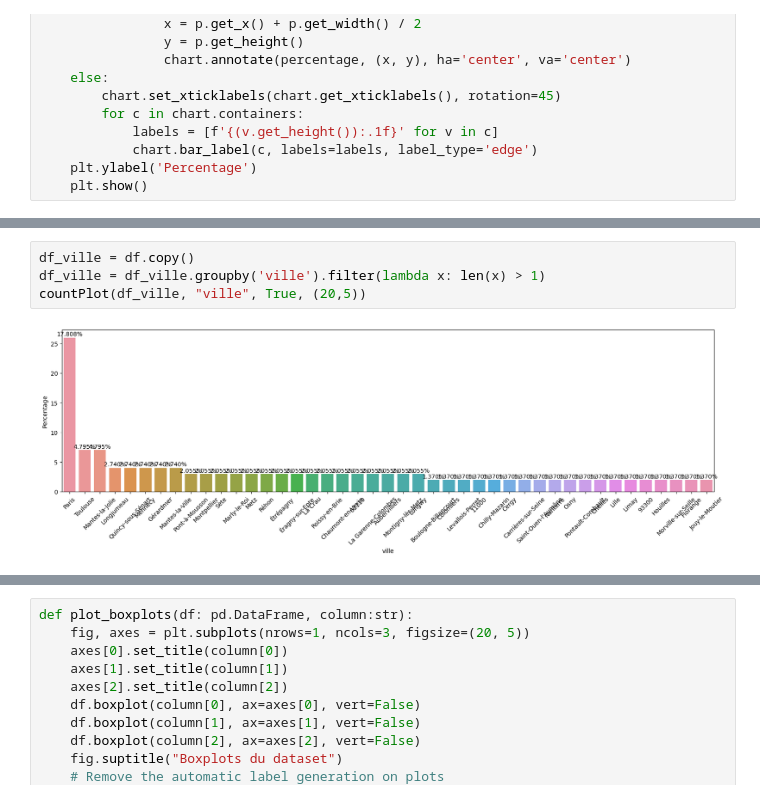
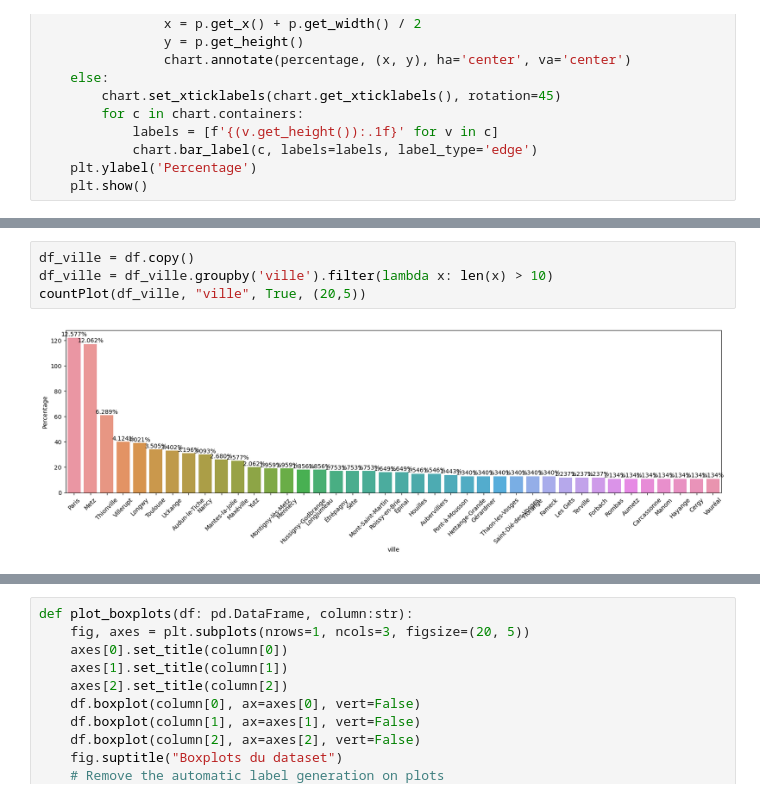
Before and after one commit to M2-CYU-Real-Estate/data_cleaning, a Jupyter notebook: dataCleaner.ipynb, the cells around one changed output, grey strips where cells are left out. Cells and saved outputs as stored; diff of their text form.

```diff
--- a/dataCleaner.ipynb
+++ b/dataCleaner.ipynb
@@ -204,6 +197,6 @@ Index(['title', 'ref', 'typeBien', 'ville', 'price', 'surface', 'pieces',
 # %%
 df_ville = df.copy()
-df_ville = df_ville.groupby('ville').filter(lambda x: len(x) > 1)
+df_ville = df_ville.groupby('ville').filter(lambda x: len(x) > 10)
 countPlot(df_ville, "ville", True, (20,5))
 # %% [output]
-[figure, old version]
+[figure, new version]
```
Also changed, not shown: parts of 12 cells of this notebook, 1 other file.
